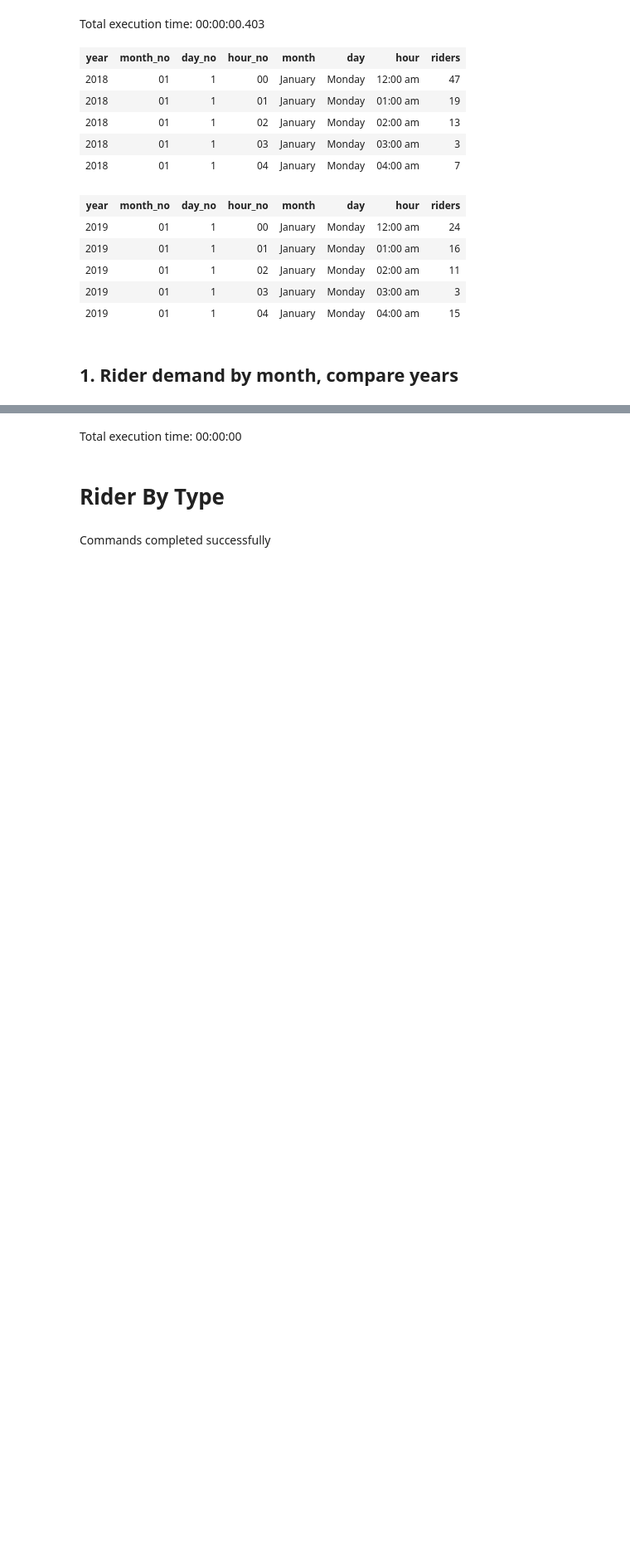
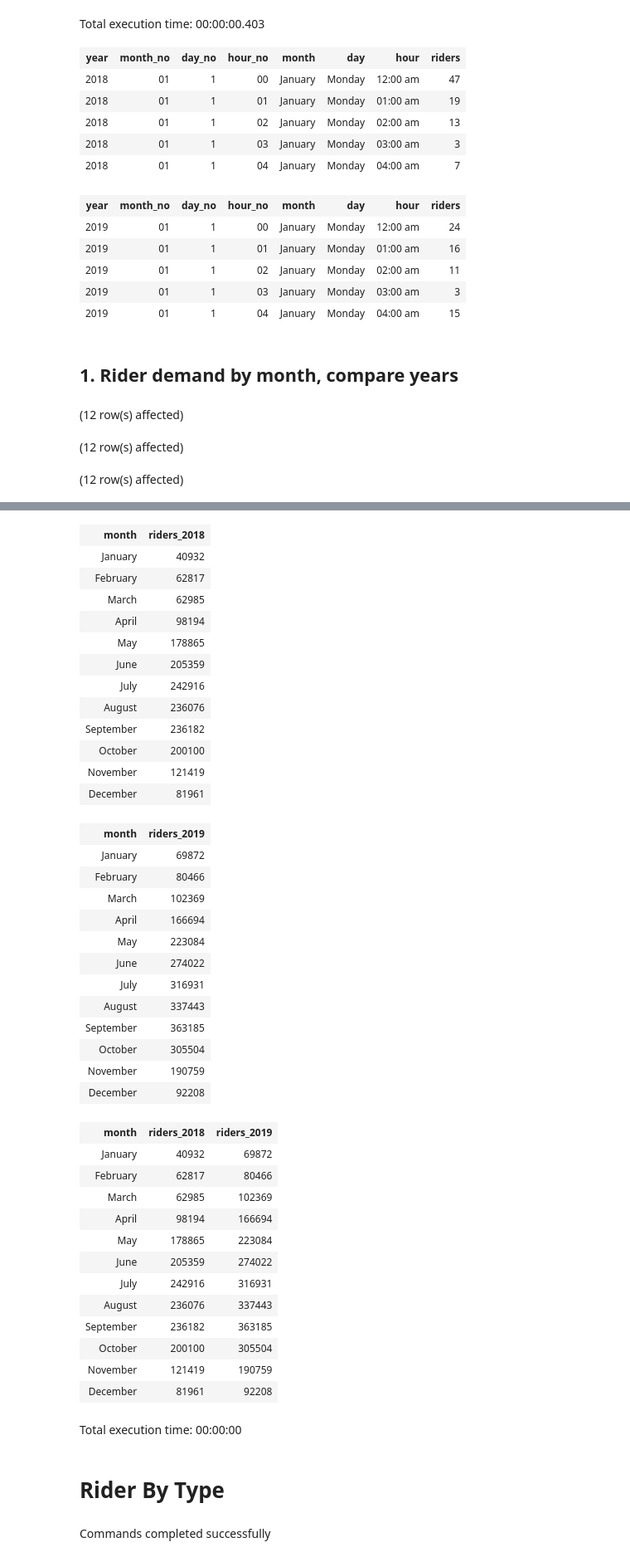
Before and after one commit to datapointchris/boston-bluebikes, a Jupyter notebook: queries.ipynb, the cells around one changed output, grey strips where cells are left out. Shown: that part at 83% size. Drawn from its saved outputs; the diff is of its cells as text; code cells hidden in the pictures; blank space fills up the shorter version.

```diff
--- a/queries.ipynb
+++ b/queries.ipynb
@@ -73,3 +73,30 @@ Total execution time: 00:00:00.403
 | 2019 | 01 | 1 | 04 | January | Monday | 04:00 am | 15 |
 # %% [markdown]
 ## 1\. Rider demand by month, compare years
+# %%
+select
+a.month,
+sum(a.riders) as riders_2018
+from agg_2018 a
+group by a.month, a.month_no
+order by a.month_no;
+
+select
+a.month,
+sum(a.riders) as riders_2019
+from agg_2019 a
+group by a.month, a.month_no
+order by a.month_no;
+
+select
+a.month,
+sum(a.riders) as riders_2018,
+sum(b.riders) as riders_2019
+from agg_2018 a
+join agg_2019 b on a.month = b.month and a.day = b.day and a.hour_no = b.hour_no
+group by a.month, a.month_no
+order by a.month_no;
+# %% [output]
+(12 row(s) affected)
+(12 row(s) affected)
+(12 row(s) affected)
@@ -76,3 +104,42 @@ Total execution time: 00:00:00.403
+| month | riders_2018 |
+| January | 40932 |
+| February | 62817 |
+| March | 62985 |
+| April | 98194 |
+| May | 178865 |
+| June | 205359 |
+| July | 242916 |
+| August | 236076 |
+| September | 236182 |
+| October | 200100 |
+| November | 121419 |
+| December | 81961 |
+| month | riders_2019 |
+| January | 69872 |
+| February | 80466 |
+| March | 102369 |
+| April | 166694 |
+| May | 223084 |
+| June | 274022 |
+| July | 316931 |
+| August | 337443 |
+| September | 363185 |
+| October | 305504 |
+| November | 190759 |
+| December | 92208 |
+| month | riders_2018 | riders_2019 |
+| January | 40932 | 69872 |
+| February | 62817 | 80466 |
+| March | 62985 | 102369 |
+| April | 98194 | 166694 |
+| May | 178865 | 223084 |
+| June | 205359 | 274022 |
+| July | 242916 | 316931 |
+| August | 236076 | 337443 |
+| September | 236182 | 363185 |
+| October | 200100 | 305504 |
+| November | 121419 | 190759 |
+| December | 81961 | 92208 |
 # %%
 # %% [output]
 Total execution time: 00:00:00
```
Also changed, not shown: parts of 1 cell of this notebook.
